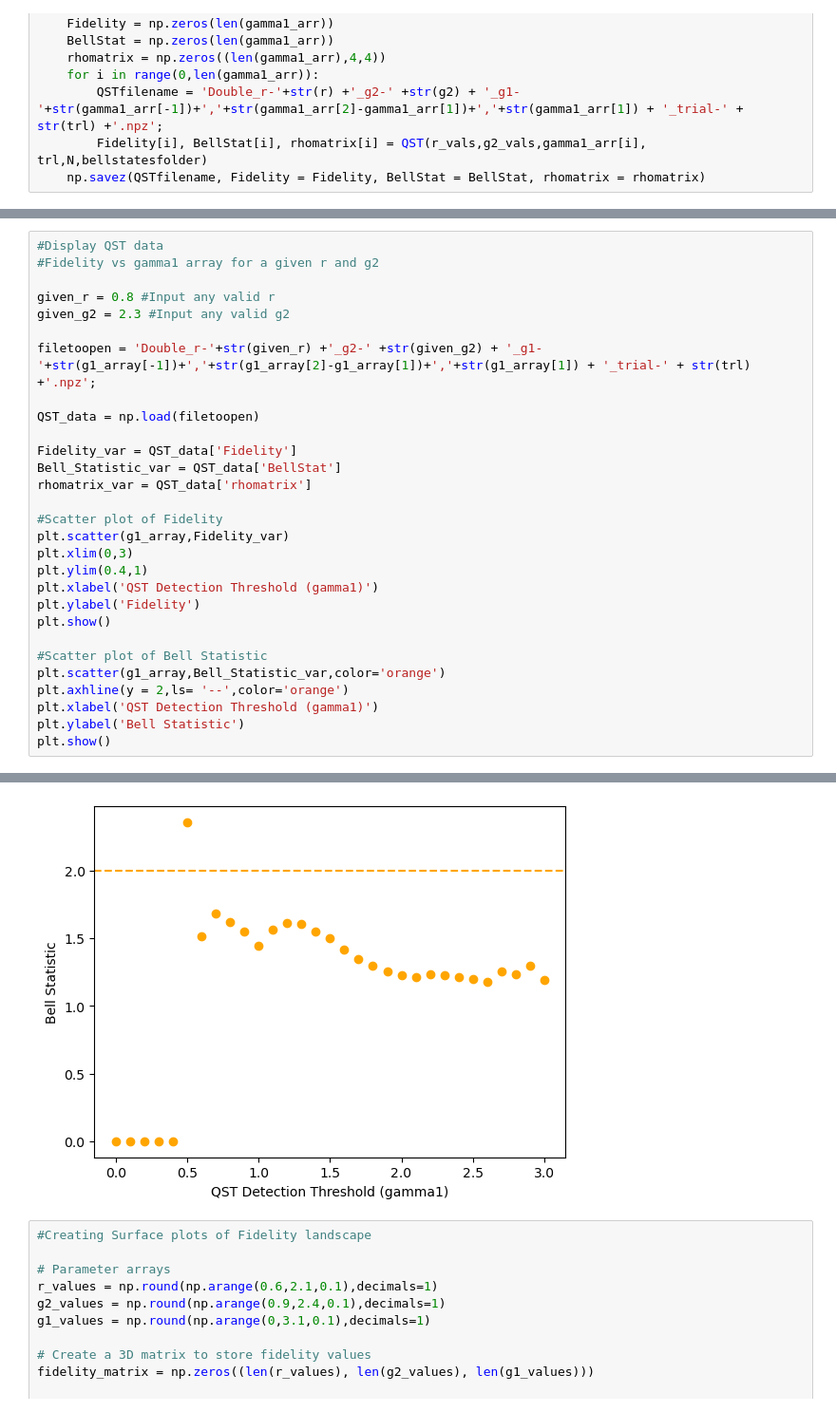
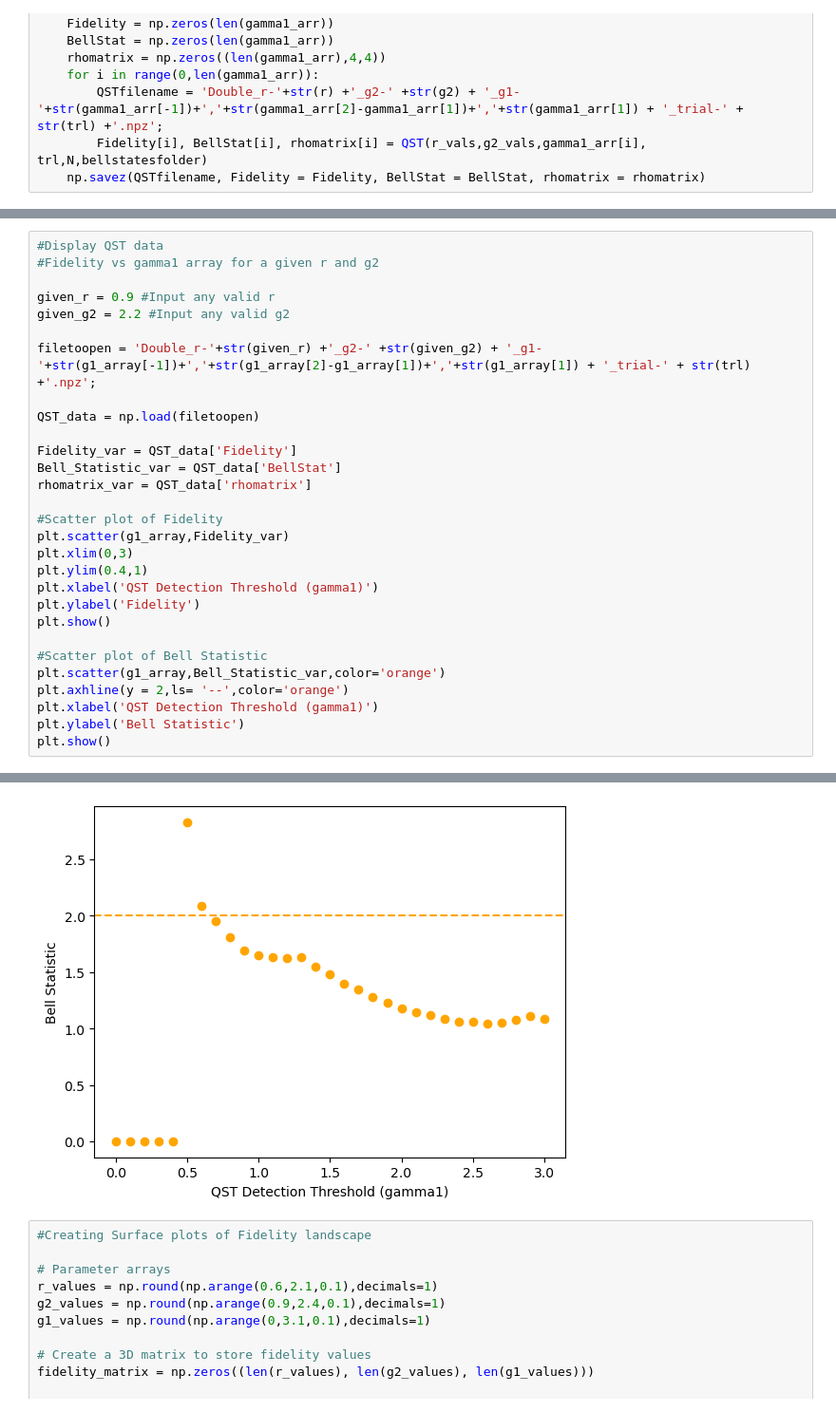
Before and after one commit to AishiG/Entanglement_Swapping, a Jupyter notebook: Entanglement_Swapping_Protocol.ipynb, the cells around one changed output, grey strips where cells are left out. Shown: that part at 95% size. Saved outputs shown, nothing was run; the diff lists cells and outputs as text.

```diff
--- a/Entanglement_Swapping_Protocol.ipynb
+++ b/Entanglement_Swapping_Protocol.ipynb
@@ -585,8 +581,8 @@ UnboundLocalError: local variable 'BSM_Count' referenced before assignment
 #Display QST data
 #Fidelity vs gamma1 array for a given r and g2
 
-given_r = 0.8 #Input any valid r
-given_g2 = 2.3 #Input any valid g2
+given_r = 0.9 #Input any valid r
+given_g2 = 2.2 #Input any valid g2
 
 filetoopen = 'Double_r-'+str(given_r) +'_g2-' +str(given_g2) + '_g1-'+str(g1_array[-1])+','+str(g1_array[2]-g1_array[1])+','+str(g1_array[1]) + '_trial-' + str(trl) +'.npz';
 
@@ -615,4 +611,4 @@ plt.show()
-[figure, old version]
+[figure, new version]
 # %%
 #Creating Surface plots of Fidelity landscape
 
```
Also changed, not shown: parts of 15 cells of this notebook.
